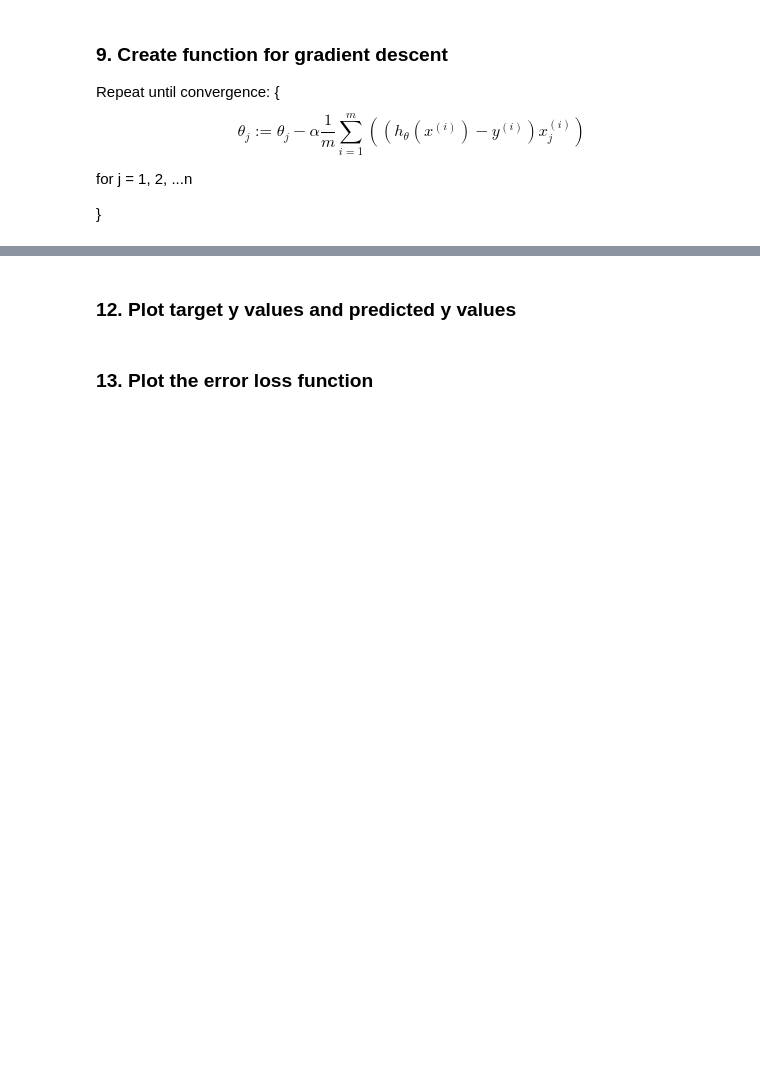
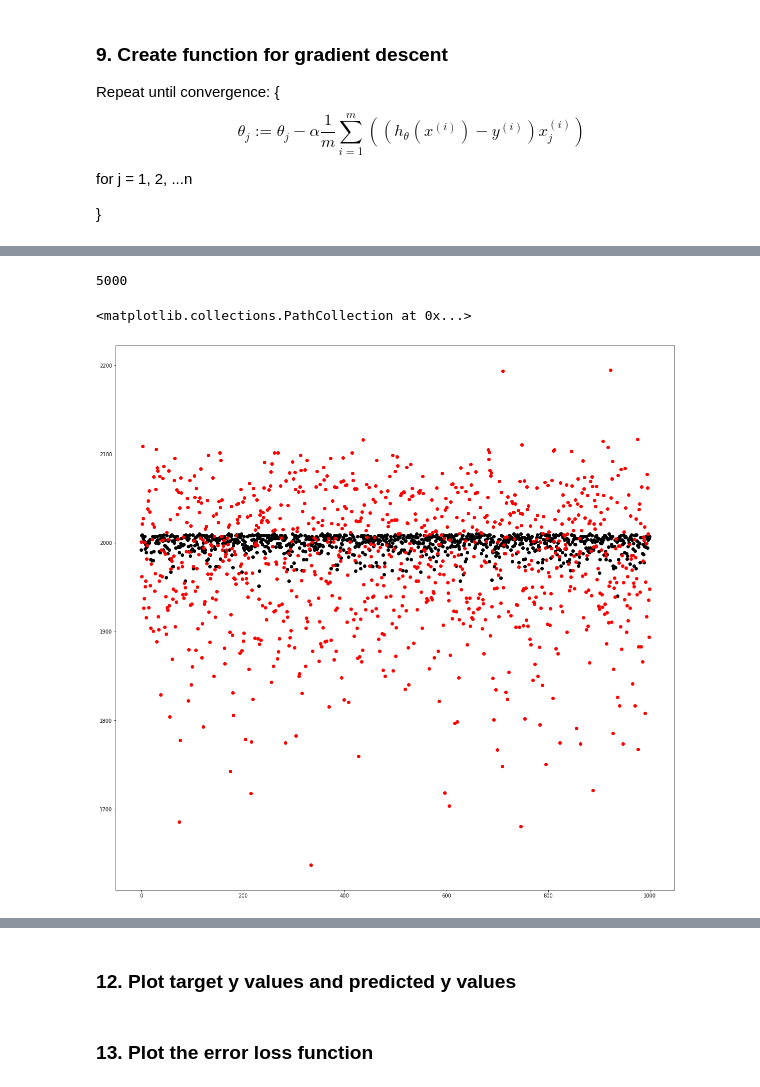
Before and after one commit to nardienapratama/data-science-projects, a Jupyter notebook: million-song/Million Song Dataset.ipynb, the cells around one changed output, grey strips where cells are left out. Cells and saved outputs as stored; diff of their text form; code cells hidden in the pictures; blank space fills up the shorter version.

Commit message:
Finished gradient descent algorithm implementation

```diff
--- a/million-song/Million Song Dataset.ipynb
+++ b/million-song/Million Song Dataset.ipynb
@@ -118,7 +122,7 @@ np.sum((hypothesis(theta, X_train)-np.array(Y_train))**2)
 
 $$ J(\theta) = \frac{1}{2m} \sum{(h_{\theta}(x^{(i)}) - y^{(i)})^2}$$
 # %%
-def cost(X, y, theta, m):
+def cost(X, y, theta):
     const = 1/(2*m)
-    total_sum = np.sum(hypothesis(theta, X)-np.array(y))**2
-    return const
+    total_sum = np.sum((hypothesis(theta, X)-np.array(y))**2)
+    return const*total_sum
@@ -131,3 +139,21 @@ $$ \theta_{j} := \theta_{j}-\alpha \frac{1}{m} \sum^{m}_{i=1} ((h_{\theta}(x^{(i
 for j = 1, 2, ...n
 
 }
+# %%
+def gradient_descent(X, y, theta, alpha, epochs):
+    costs = []
+
+    i = 0
+    while i < epochs:
+        constant = alpha*(1/m)
+        for j in range(len(X.columns)):
+            total_sum = np.sum((hypothesis(theta, X)-np.array(y))*X.iloc[:, j])
+            theta[j] = theta[j] - constant*total_sum
+        cost_val = cost(X, y, theta)
+        costs.append(cost_val)
+        i+=1
+    return costs, theta
+# %%
+costs, theta = gradient_descent(X_train, Y_train, theta, 0.05, 500)
+# %%
+y_prediction = hypothesis(theta, X_test)
@@ -133,0 +180,11 @@ for j = 1, 2, ...n
+# %%
+len(X_train)
+# %% [output]
+5000
+# %%
+plt.figure(figsize=(20,20))
+plt.scatter(x=list(range(len(X_test))), y=Y_test, color='black', )
+plt.scatter(x=list(range(len(X_test))), y=y_prediction, color='red')
+# %% [output]
+<matplotlib.collections.PathCollection at 0x...>
+[figure, added]
```
Also changed, not shown: parts of 13 cells of this notebook.
